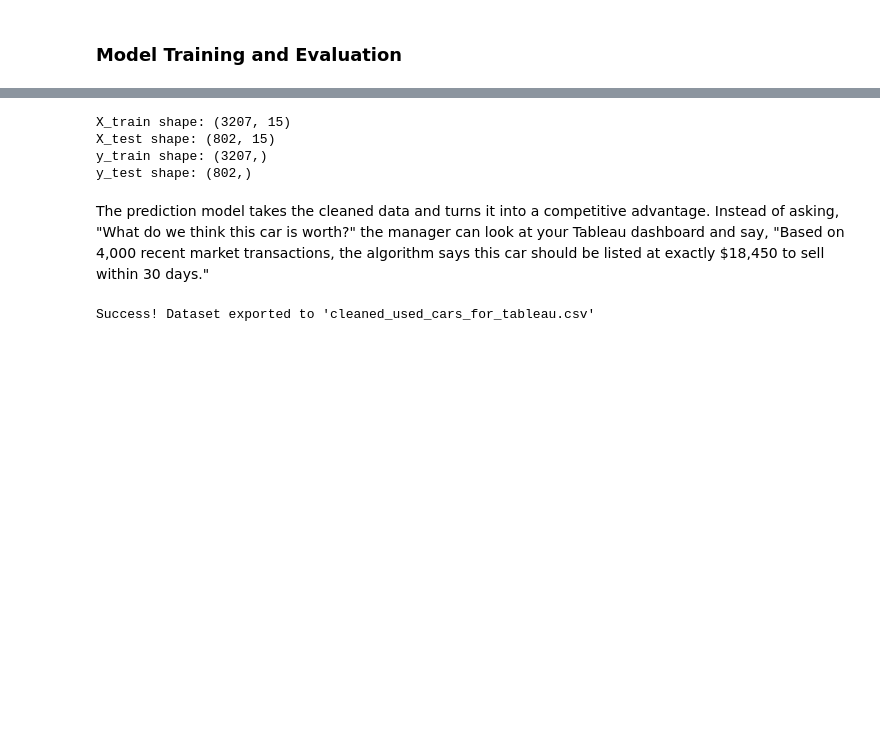
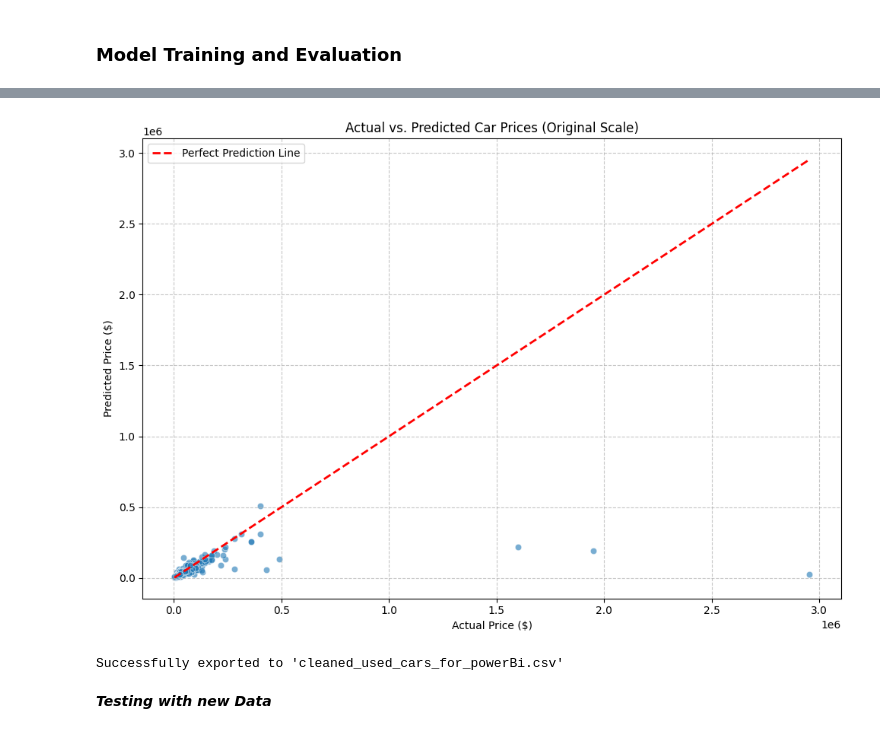
Before and after one commit to BonneyBoja/BonneyBoja.github.io, a Jupyter notebook: DATA_DRIVEN_ANALYSIS_AND_PREDICTION_OF_USED_CARS_PRICES_USING_PYTHON.ipynb, the cells around one changed output, grey strips where cells are left out. Saved outputs shown, nothing was run; the diff lists cells and outputs as text; code cells hidden in the pictures; blank space fills up the shorter version.

Commit message:
Car Price Prediction

```diff
--- a/DATA_DRIVEN_ANALYSIS_AND_PREDICTION_OF_USED_CARS_PRICES_USING_PYTHON.ipynb
+++ b/DATA_DRIVEN_ANALYSIS_AND_PREDICTION_OF_USED_CARS_PRICES_USING_PYTHON.ipynb
@@ -248,0 +240,25 @@ Numerical Features: ['model_year', 'milage', 'horsepower', 'car_age', 'accident_
+# %%
+from sklearn.metrics import r2_score, mean_absolute_error, mean_squared_error
+import numpy as np
+from sklearn.model_selection import train_test_split
+
+
+# This step ensures all features used by the pipeline are present.
+data['has_clean_title'] = (data['clean_title'] == 'Yes').astype(int)
+
+# Define features (X) and target (y)
+X = data.drop(columns=['price', 'model', 'ext_col', 'int_col', 'accident', 'clean_title', 'engine'])
+y = np.log1p(data['price']) # Apply log transformation to the target variable for better model performance
+
+# Split data into training and testing sets
+X_train, X_test, y_train, y_test = train_test_split(X, y, test_size=0.2, random_state=42)
+
+print("Data split into training and testing sets.")
+print(f"X_train shape: {X_train.shape}")
+print(f"y_train shape: {y_train.shape}")
+print(f"X_test shape: {X_test.shape}")
+print(f"y_test shape: {y_test.shape}")
+
+# Train the model
+model_pipeline.fit(X_train, y_train)
+print("Model training complete.")
@@ -335,36 +297,21 @@ Name: count, dtype: int64
-# %%
-# Create a ColumnTransformer to apply OneHotEncoder to categorical features.
-# Split the dataset into training and testing sets for model evaluation.
-from sklearn.preprocessing import StandardScaler
-
-# Define features (X) and target (y) AFTER all feature engineering
-X = data.drop('price', axis=1)
-y = np.log1p(data['price']) # Apply log1p transformation to the target variable
-
-preprocessor = ColumnTransformer(
-    transformers=[
-        ('cat', OneHotEncoder(handle_unknown='ignore'), categorical_features),
-        ('num', StandardScaler(), numerical_features) # Add StandardScaler for numerical features
-    ],
-    remainder='drop' # Change to drop to ensure only selected features are passed to the model
-)
-
-# Split data into training and testing sets
-X_train, X_test, y_train, y_test = train_test_split(X, y, test_size=0.2, random_state=42)
-
-print(f"X_train shape: {X_train.shape}")
-print(f"X_test shape: {X_test.shape}")
-print(f"y_train shape: {y_train.shape}")
-print(f"y_test shape: {y_test.shape}")
-# %% [output]
-X_train shape: (3207, 15)
-X_test shape: (802, 15)
-y_train shape: (3207,)
-y_test shape: (802,)
-# %% [markdown]
-The prediction model takes the cleaned data and turns it into a competitive advantage. Instead of asking, "What do we think this car is worth?" the manager can look at your Tableau dashboard and say, "Based on 4,000 recent market transactions, the algorithm says this car should be listed at exactly $18,450 to sell within 30 days."
+# %%
+# Create a scatter plot of actual vs. predicted prices
+plt.figure(figsize=(10, 7))
+sns.scatterplot(x=y_test_original, y=y_pred, alpha=0.6)
+plt.plot([min(y_test_original), max(y_test_original)], [min(y_test_original), max(y_test_original)], color='red', linestyle='--', lw=2, label='Perfect Prediction Line')
+plt.title('Actual vs. Predicted Car Prices (Original Scale)')
+plt.xlabel('Actual Price ($)')
+plt.ylabel('Predicted Price ($)')
+plt.grid(True, linestyle='--', alpha=0.7)
+plt.legend()
+plt.tight_layout()
+plt.show()
+# %% [output]
+[figure, added]
 # %%
-data.to_csv('cleaned_used_cars_for_tableau.csv', index=False)
-print("\nSuccess! Dataset exported to 'cleaned_used_cars_for_tableau.csv'")
+data.to_csv('cleaned_used_cars_for_powerBi.csv', index=False)
+print("\nSuccessfully exported to 'cleaned_used_cars_for_powerBi.csv'")
 # %% [output]
-Success! Dataset exported to 'cleaned_used_cars_for_tableau.csv'
+Successfully exported to 'cleaned_used_cars_for_powerBi.csv'
+# %% [markdown]
+***Testing with new Data***
```
Also changed, not shown: parts of 21 cells of this notebook.
